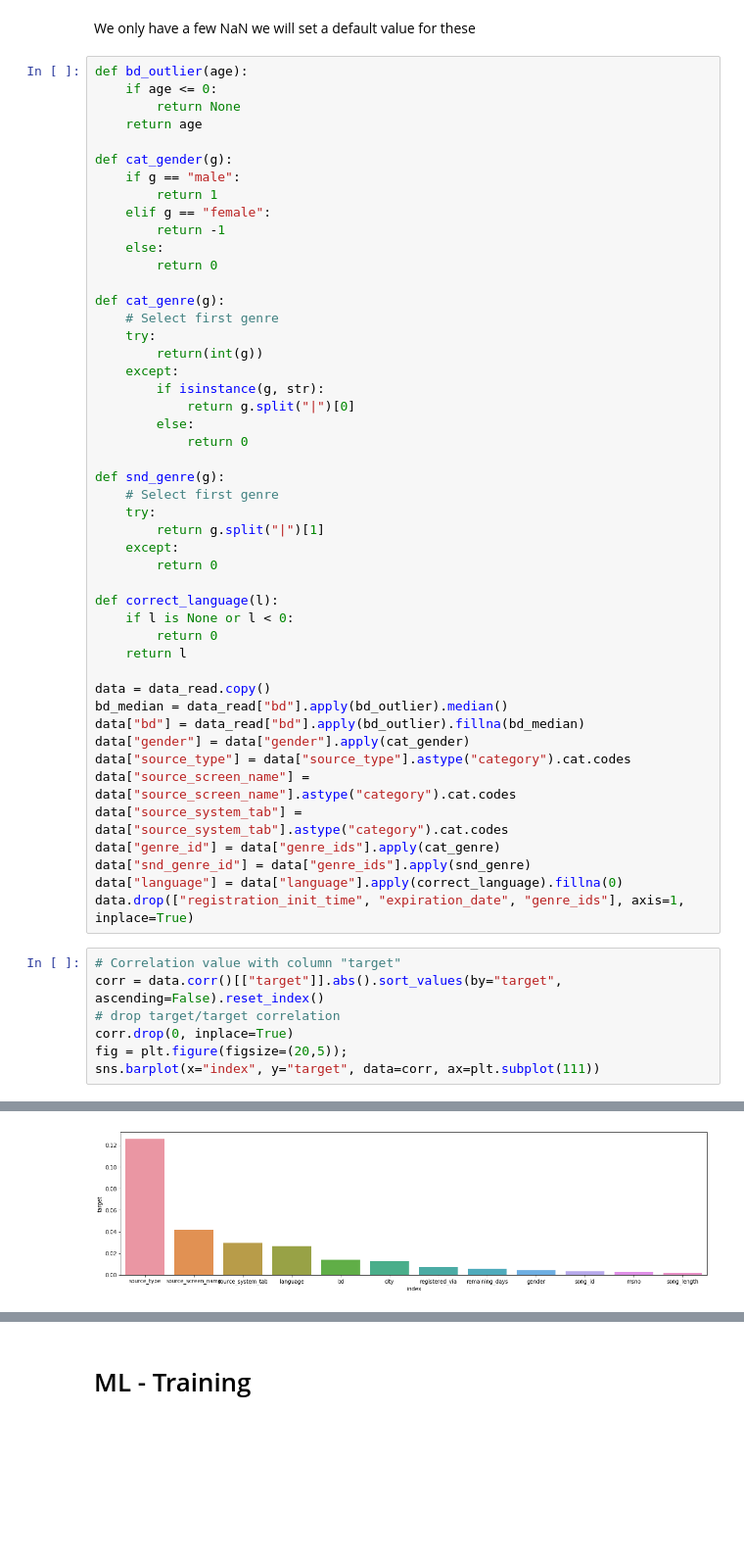
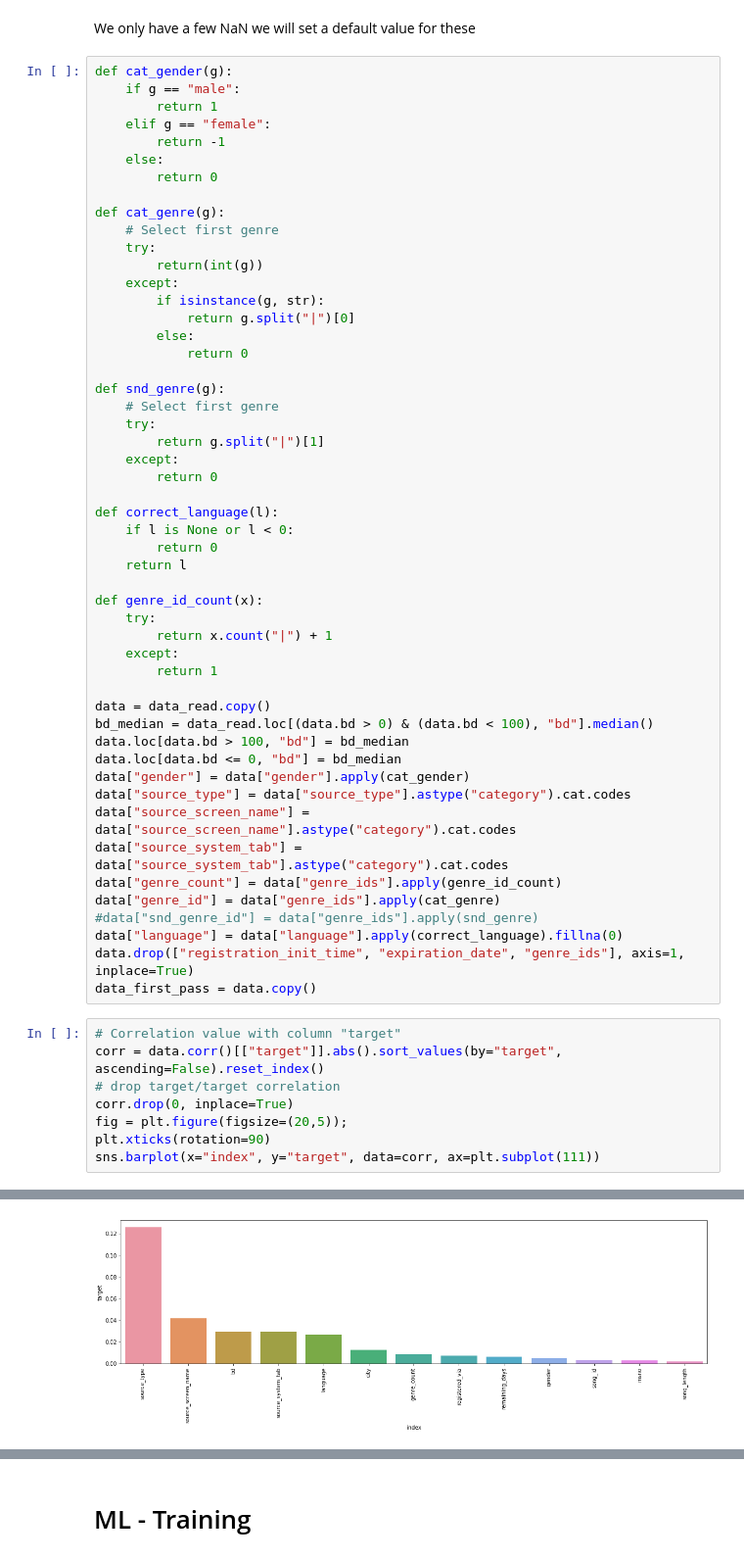
Before and after one commit to luxcem/listen_to_this, a Jupyter notebook: Listen to this.ipynb, the cells around one changed output, grey strips where cells are left out. Shown at 98% size. Cells and saved outputs as stored; diff of their text form; blank space fills up the shorter version.

```diff
--- a/Listen to this.ipynb
+++ b/Listen to this.ipynb
@@ -127,11 +131,6 @@ data[data.language.isnull()]
 # %% [markdown]
 We only have a few NaN we will set a default value for these
 # %%
-def bd_outlier(age):
-    if age <= 0:
-        return None
-    return age
-
 def cat_gender(g):
     if g == "male":
         return 1
@@ -162,27 +161,37 @@ def correct_language(l):
         return 0
     return l
 
+def genre_id_count(x):
+    try:
+        return x.count("|") + 1
+    except:
+        return 1
+
 data = data_read.copy()
-bd_median = data_read["bd"].apply(bd_outlier).median()
-data["bd"] = data_read["bd"].apply(bd_outlier).fillna(bd_median)
+bd_median = data_read.loc[(data.bd > 0) & (data.bd < 100), "bd"].median()
+data.loc[data.bd > 100, "bd"] = bd_median
+data.loc[data.bd <= 0, "bd"] = bd_median
 data["gender"] = data["gender"].apply(cat_gender)
 data["source_type"] = data["source_type"].astype("category").cat.codes
 data["source_screen_name"] = data["source_screen_name"].astype("category").cat.codes
 data["source_system_tab"] = data["source_system_tab"].astype("category").cat.codes
+data["genre_count"] = data["genre_ids"].apply(genre_id_count)
 data["genre_id"] = data["genre_ids"].apply(cat_genre)
-data["snd_genre_id"] = data["genre_ids"].apply(snd_genre)
+#data["snd_genre_id"] = data["genre_ids"].apply(snd_genre)
 data["language"] = data["language"].apply(correct_language).fillna(0)
 data.drop(["registration_init_time", "expiration_date", "genre_ids"], axis=1, inplace=True)
+data_first_pass = data.copy()
 # %%
 # Correlation value with column "target"
 corr = data.corr()[["target"]].abs().sort_values(by="target", ascending=False).reset_index()
 # drop target/target correlation
 corr.drop(0, inplace=True)
 fig = plt.figure(figsize=(20,5));
+plt.xticks(rotation=90)
 sns.barplot(x="index", y="target", data=corr, ax=plt.subplot(111))
 # %% [output]
 <matplotlib.axes._subplots.AxesSubplot at 0x...>
-[figure, old version]
+[figure, new version]
 # %%
 plt.figure(figsize=(14,12))
 plt.title("Correlation of Features", y=1, size=15)
```
Also changed, not shown: parts of 33 cells of this notebook.
